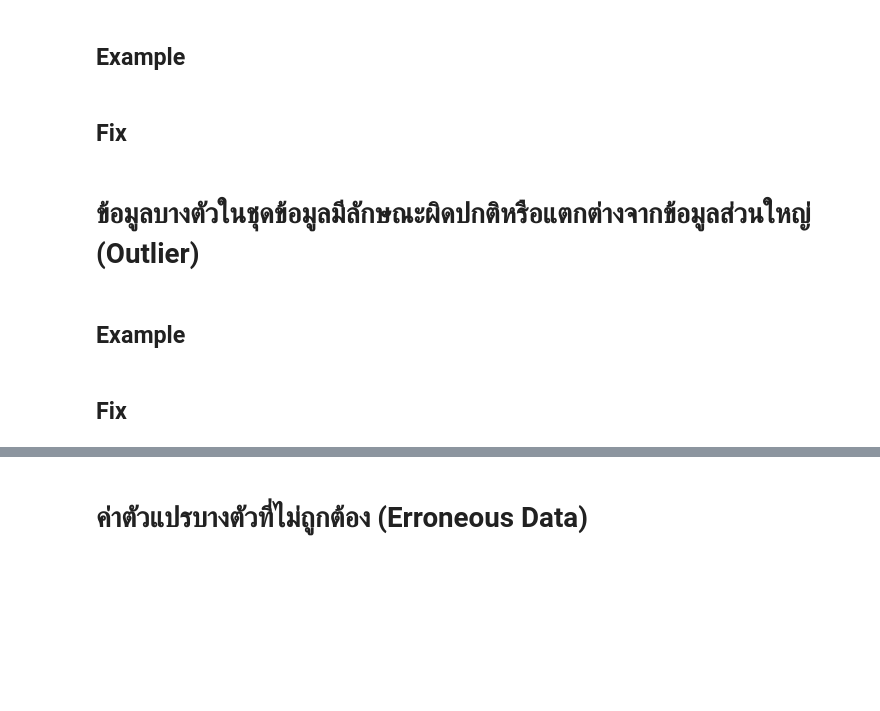
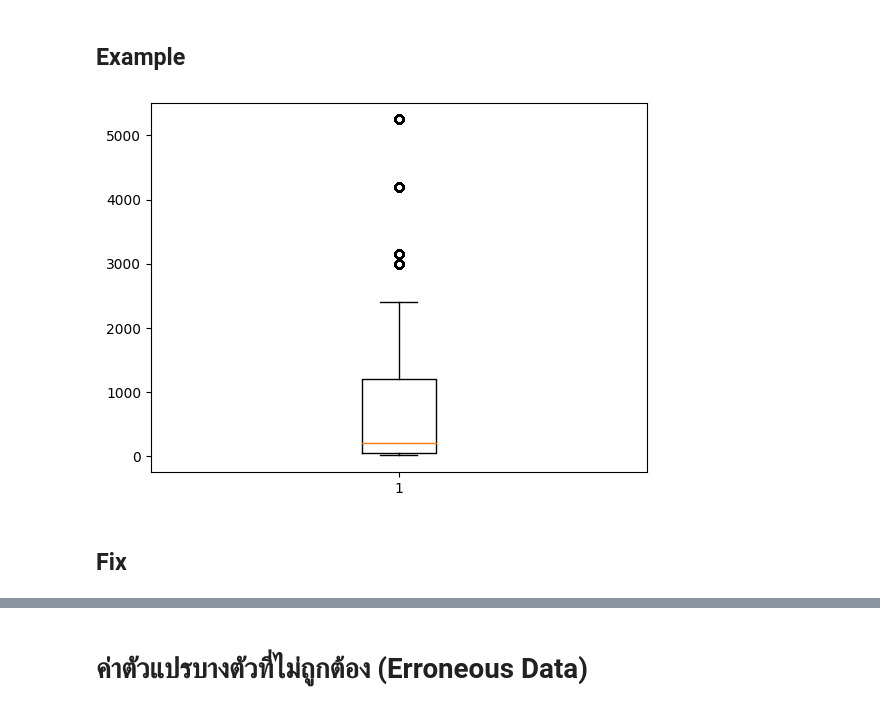
Before and after one commit to Thippawan72/BSC_DPDM23, a Jupyter notebook: Data_Preprocessing.ipynb, the cells around one changed output, grey strips where cells are left out. Saved outputs shown, nothing was run; the diff lists cells and outputs as text; code cells hidden in the pictures; blank space fills up the shorter version.

```diff
--- a/Data_Preprocessing.ipynb
+++ b/Data_Preprocessing.ipynb
@@ -134,10 +364,8 @@ new_shopping_dup. shape
 # %% [markdown]
 ## Example
+# %%
+plt.boxplot(shopping_data['price']);
+# %% [output]
+[figure, added]
 # %% [markdown]
 ## Fix
-# %% [markdown]
-# ข้อมูลบางตัวในชุดข้อมูลมีลักษณะผิดปกติหรือแตกต่างจากข้อมูลส่วนใหญ่ (Outlier)
-# %% [markdown]
-## Example
-# %% [markdown]
-## Fix
```
Also changed, not shown: parts of 64 cells of this notebook.
